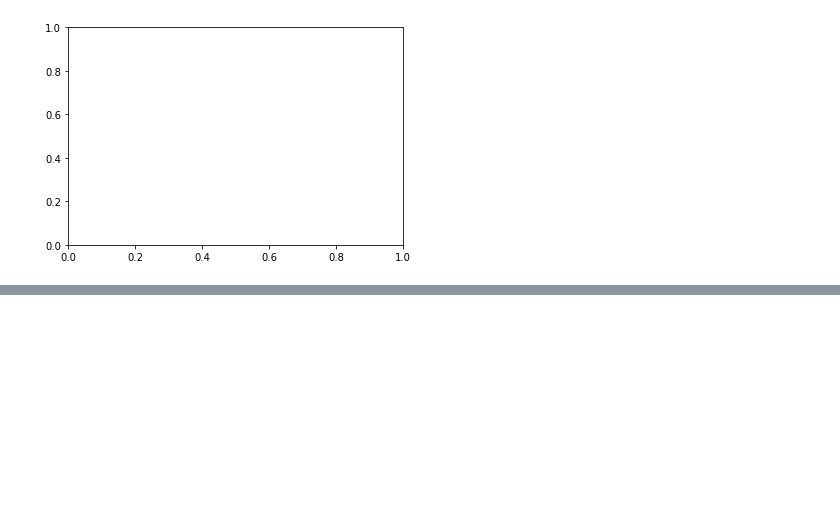
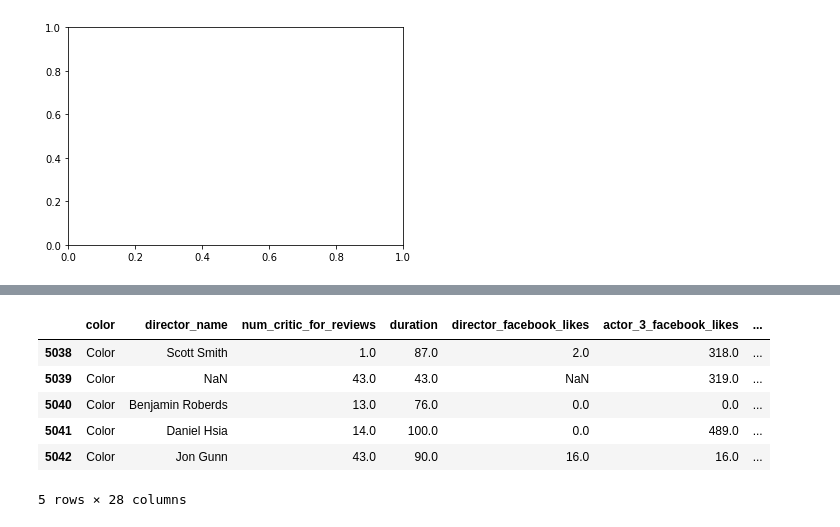
Before and after one commit to rahulponnusamyofficial/databeat-task, a Jupyter notebook: Databeat AI/ML/Machine Learning.ipynb, the cells around one changed output, grey strips where cells are left out. Saved outputs shown, nothing was run; the diff lists cells and outputs as text; code cells hidden in the pictures; blank space fills up the shorter version.

```diff
--- a/Databeat AI/ML/Machine Learning.ipynb
+++ b/Databeat AI/ML/Machine Learning.ipynb
@@ -146,0 +182,10 @@ ValueError: x and y must be the same size
+# %%
+df.tail()
+# %% [output]
+|  | color | director_name | num_critic_for_reviews | duration | director_facebook_likes | actor_3_facebook_likes | ... |
+| 5038 | Color | Scott Smith | 1.0 | 87.0 | 2.0 | 318.0 | ... |
+| 5039 | Color | NaN | 43.0 | 43.0 | NaN | 319.0 | ... |
+| 5040 | Color | Benjamin Roberds | 13.0 | 76.0 | 0.0 | 0.0 | ... |
+| 5041 | Color | Daniel Hsia | 14.0 | 100.0 | 0.0 | 489.0 | ... |
+| 5042 | Color | Jon Gunn | 43.0 | 90.0 | 16.0 | 16.0 | ... |
+5 rows × 28 columns
```
Also changed, not shown: parts of 13 cells of this notebook, 1 other file.
